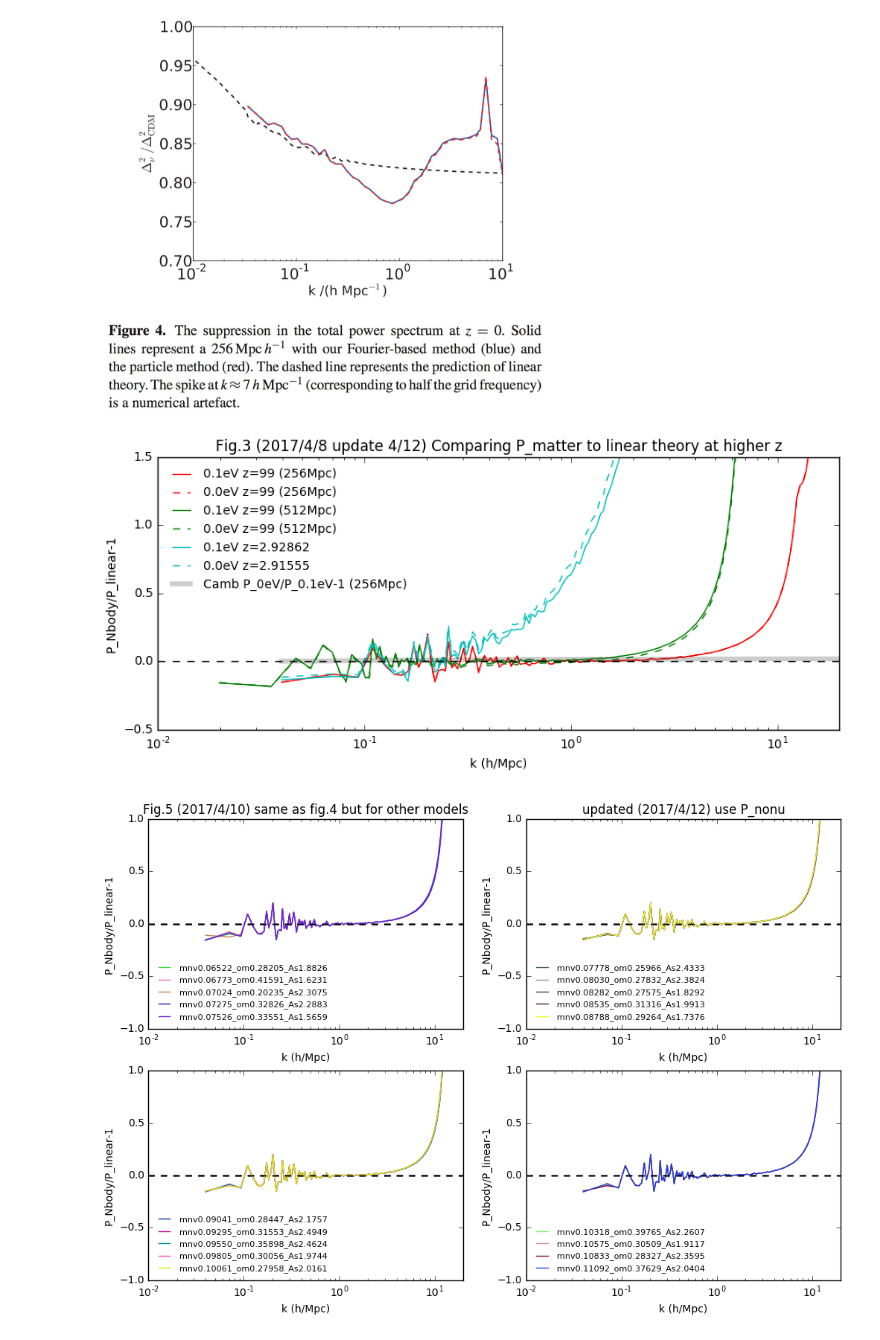
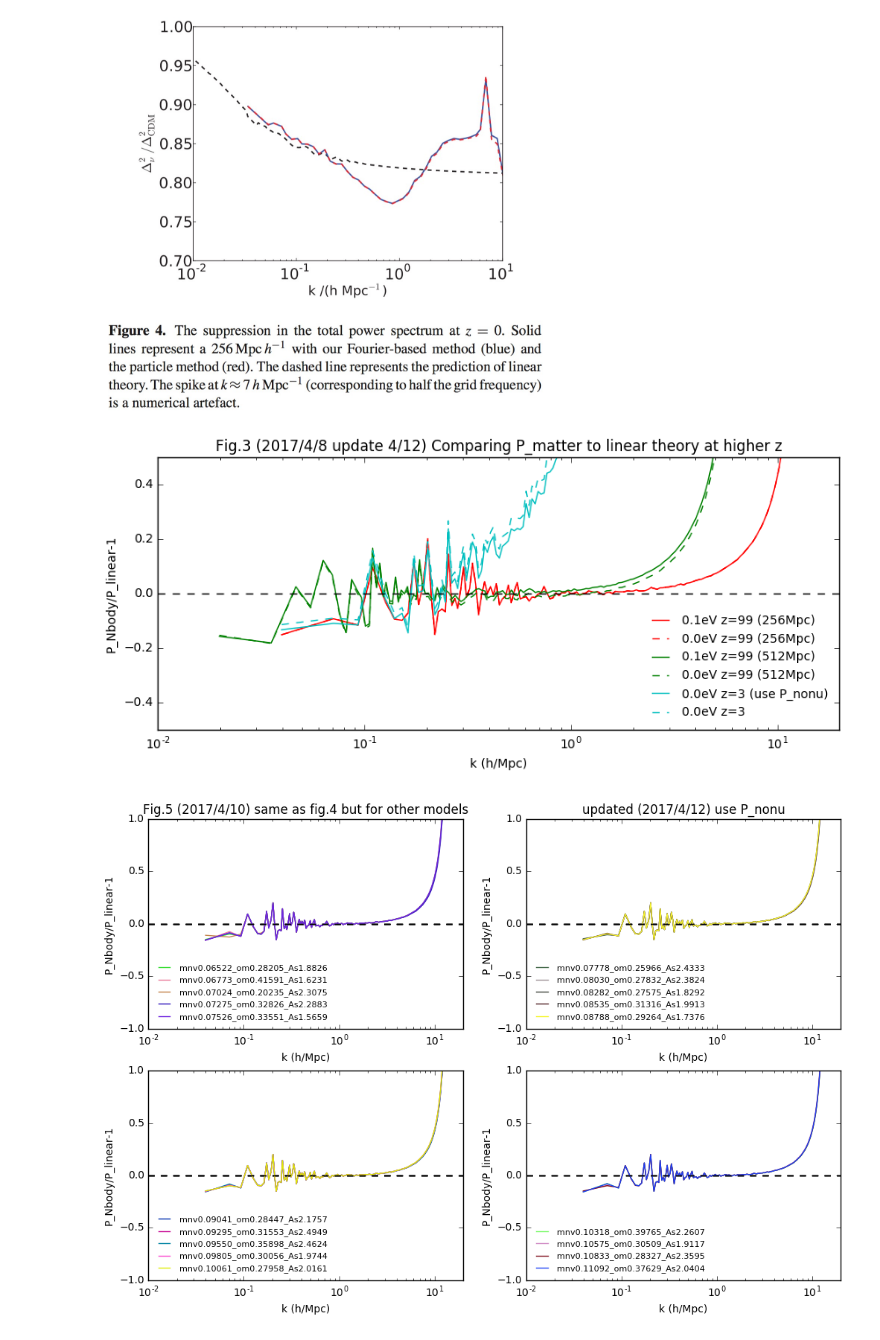
Before and after one commit to liuxx479/neutrino-batch, a Jupyter notebook: plot-matterps.ipynb, the cells around one changed output. Cells and saved outputs as stored; diff of their text form; code cells hidden in the pictures.

Commit message:
update many plots, using instead nonu transfer function

```diff
--- a/plot-matterps.ipynb
+++ b/plot-matterps.ipynb
@@ -186,32 +186,33 @@ if correct_nonu:
 # %%
 f=figure(figsize=(10,4))
 ax=f.add_subplot(111)
 #ax2=f.add_subplot(121)
 
 
 ax.plot(kgadget_bined, Pgadget_z99_bined/P_z99_out-1,'r-',label='0.1eV z=99 (256Mpc)')
 ax.plot(kgadget_bined, Pgadget0_z99_bined/P0_z99_out-1,'r--',label='0.0eV z=99 (256Mpc)')
 
 ax.plot(kgadget_512Mpc_bined, Pgadget_z99_512Mpc_bined/P_z99_512Mpc_out-1,'g-',label='0.1eV z=99 (512Mpc)')
 ax.plot(kgadget_512Mpc_bined, Pgadget0_z99_512Mpc_bined/P0_z99_512Mpc_out-1,'g--',label='0.0eV z=99 (512Mpc)')
 
-ax.plot(kgadget_bined, Pgadget_z3_bined/P_z3_out-1,'c-',label='0.1eV z=2.92862')
-ax.plot(kgadget_bined, Pgadget0_z3_bined/P0_z3_out-1,'c--',label='0.0eV z=2.91555')
+ax.plot(kgadget_bined, Pgadget_z3_bined/P_z3_out-1,'c-',label='0.0eV z=3 (use P_nonu)')
+ax.plot(kgadget_bined, Pgadget0_z3_bined/P0_z3_out-1,'c--',label='0.0eV z=3')
+#ax.plot(kgadget_bined, Pgadget_z3_bined/ratio_nonu3/P_z3_out-1,'b-',label='0.1eV z=3 (use P_tot)')
 
-ax.plot(kgadget_bined, P0_z99_out/P_z99_out-1,'k-', lw=4, alpha=0.2, label='Camb P_0eV/P_0.1eV-1 (256Mpc)')
+#ax.plot(kgadget_bined, P0_z99_out/P_z99_out-1,'k-', lw=4, alpha=0.2, label='Camb P_0eV/P_0.1eV-1 (256Mpc)')
 ax.legend(fontsize=10,frameon=0,loc=0, ncol=1)
 ax.plot([1e-2, 20],[0,0],'k--')
 ax.set_xlabel('k (h/Mpc)')
 ax.set_xscale('log')
 ax.set_ylabel('P_Nbody/P_linear-1')
 
 
 ax.set_xlim(1e-2,20)
-ax.set_ylim(-0.5,1.5)
+ax.set_ylim(-0.5,0.5)#1.5)
 ax.set_title("Fig.3 (2017/4/8 update 4/12) Comparing P_matter to linear theory at higher z")
 show()
 # %% [output]
-[figure, old version]
+[figure, new version]
 # %%
 ################################################
 ##### plot pmatter for other cosmology #########
```
